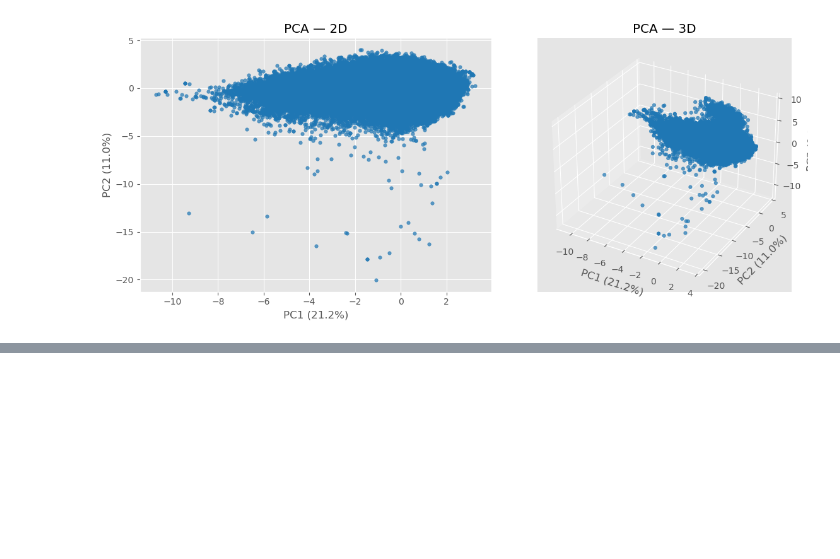
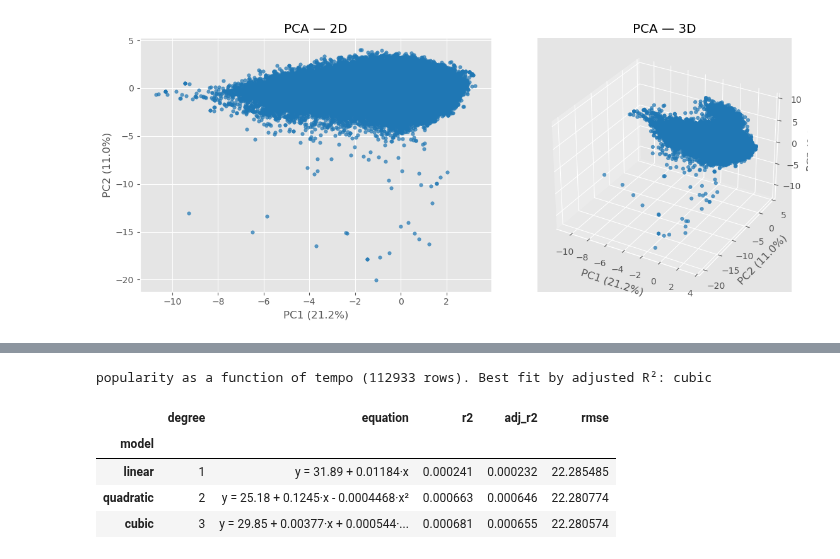
Before and after one commit to Telmo-Claro/ds_toolkit, a Jupyter notebook: main.ipynb, the cells around one changed output, grey strips where cells are left out. Cells and saved outputs as stored; diff of their text form; code cells hidden in the pictures; blank space fills up the shorter version.

```diff
--- a/main.ipynb
+++ b/main.ipynb
@@ -391,0 +472,12 @@ tk.plot_pca(components, color_by=COLOR_BY, save_as=SAVE_AS)
+# %%
+DEGREES = (1, 2, 3) # 1 = linear, 2 = quadratic, 3 = cubic
+
+results = md.fit(clean, X, Y, DEGREES)
+results
+# %% [output]
+popularity as a function of tempo (112933 rows). Best fit by adjusted R²: cubic
+|  | degree | equation | r2 | adj_r2 | rmse |
+| model |  |  |  |  |  |
+| linear | 1 | y = 31.89 + 0.01184·x | 0.000241 | 0.000232 | 22.285485 |
+| quadratic | 2 | y = 25.18 + 0.1245·x - 0.0004468·x² | 0.000663 | 0.000646 | 22.280774 |
+| cubic | 3 | y = 29.85 + 0.00377·x + 0.000544·... | 0.000681 | 0.000655 | 22.280574 |
```
Also changed, not shown: parts of 33 cells of this notebook, 2 other files.
